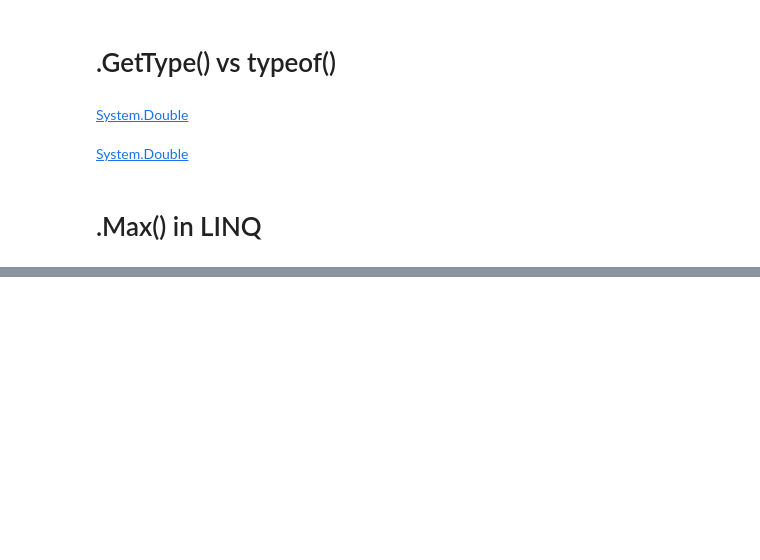
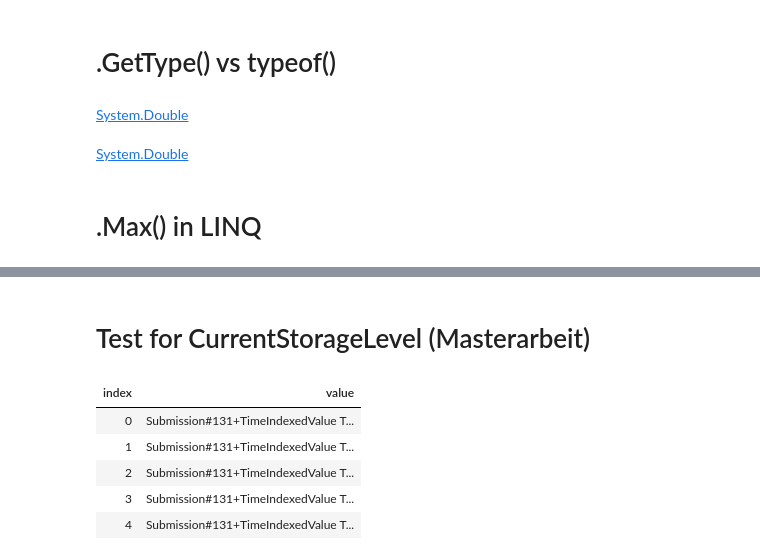
Before and after one commit to ocakbora/csharp_with_csharpfritz, a Jupyter notebook: notebooks/XXXX - Test.ipynb, the cells around one changed output, grey strips where cells are left out. Drawn from its saved outputs; the diff is of its cells as text; code cells hidden in the pictures; blank space fills up the shorter version.

Commit message:
added new tests

```diff
--- a/notebooks/XXXX - Test.ipynb
+++ b/notebooks/XXXX - Test.ipynb
@@ -395,3 +395,14 @@ display(a); // this will work
 [interactive output not drawn]
 # %%
 b.Add(a); // this will work
+# %% [markdown]
+# Test for CurrentStorageLevel (Masterarbeit)
+# %%
+timeIndexedValues
+# %% [output]
+| index | value |
+| 0 | Submission#131+TimeIndexedValue T... |
+| 1 | Submission#131+TimeIndexedValue T... |
+| 2 | Submission#131+TimeIndexedValue T... |
+| 3 | Submission#131+TimeIndexedValue T... |
+| 4 | Submission#131+TimeIndexedValue T... |
```
Also changed, not shown: parts of 11 cells of this notebook.
